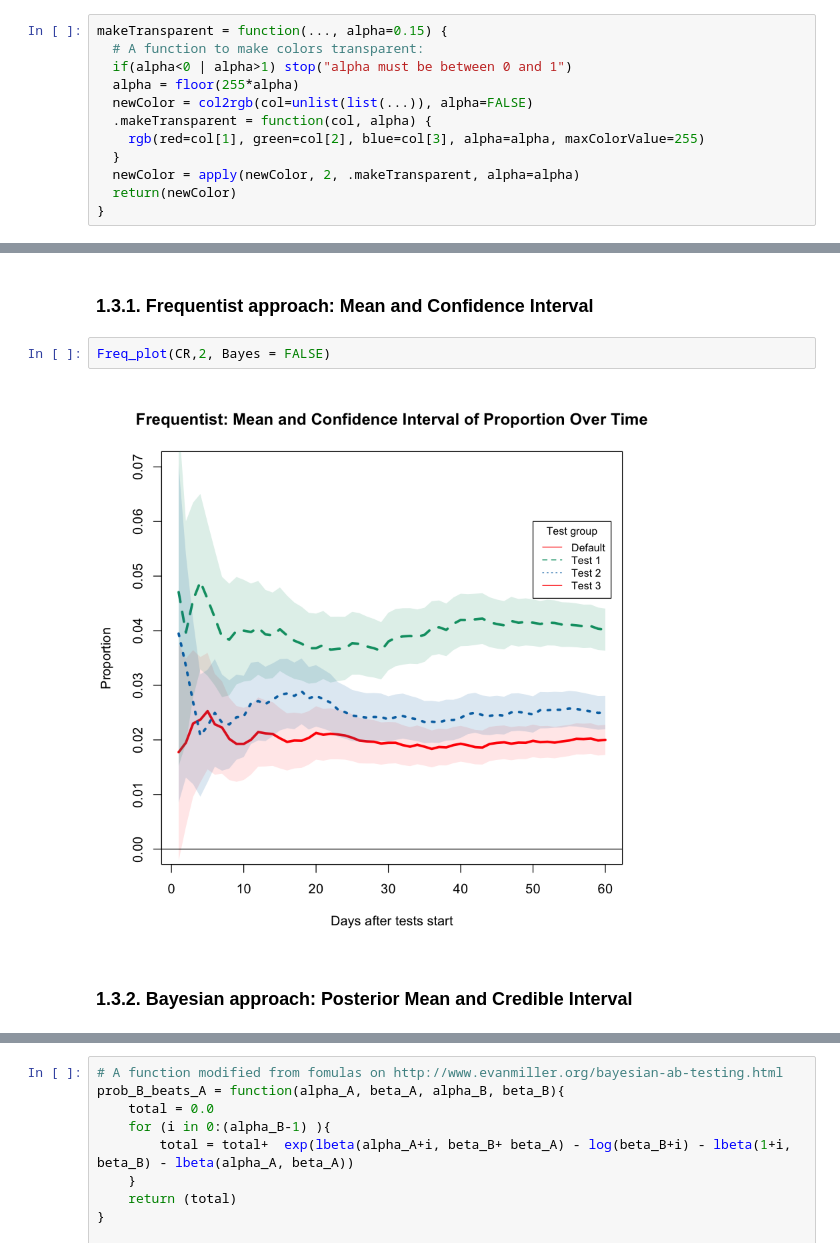
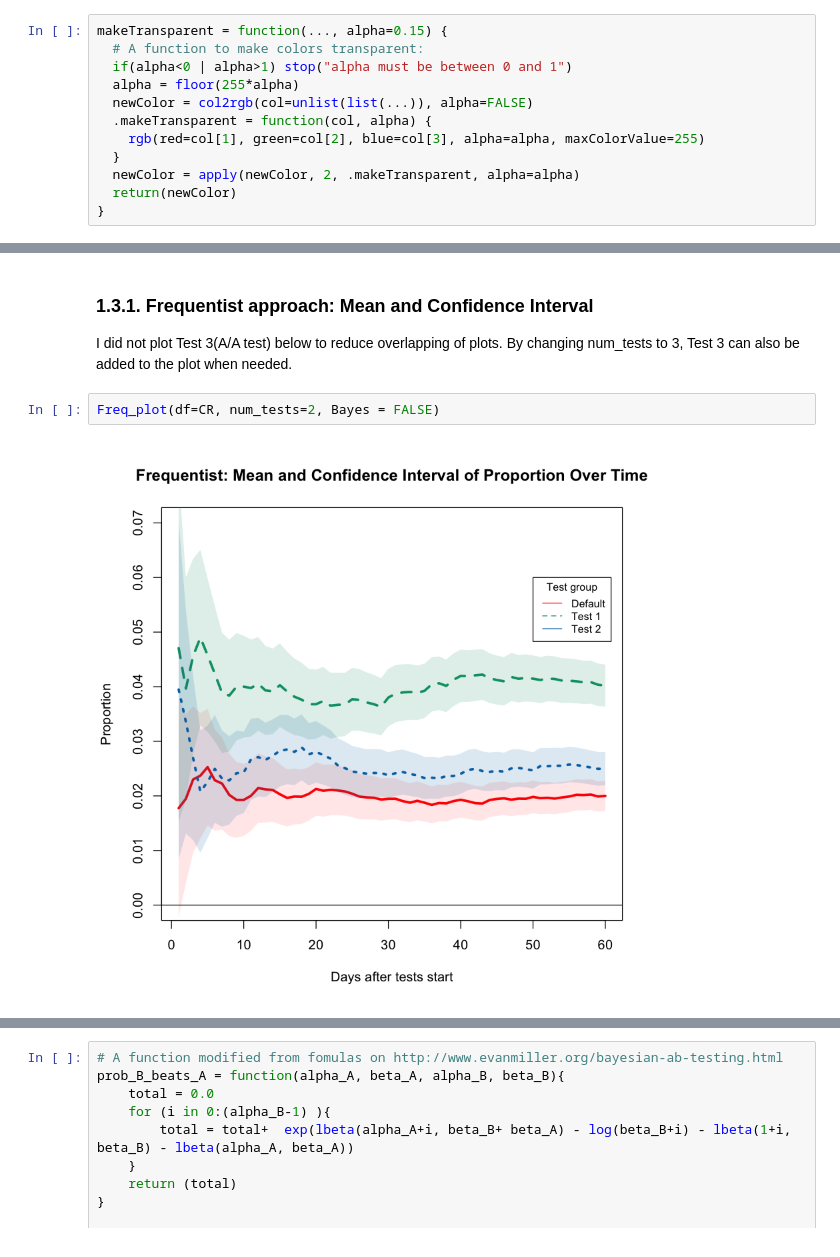
Before and after one commit to tukichen/Bayesian_AB_testing, a Jupyter notebook: Bayesian_AB_testing.ipynb, the cells around one changed output, grey strips where cells are left out. Drawn from its saved outputs; the diff is of its cells as text.

```diff
--- a/Bayesian_AB_testing.ipynb
+++ b/Bayesian_AB_testing.ipynb
@@ -206,9 +217,8 @@ Freq_plot <- function(df, num_tests=2,
     }
-# %% [markdown]
-### 1.3.1. Frequentist approach: Mean and Confidence Interval
+# %% [markdown]
+### 1.3.1. Frequentist approach: Mean and Confidence Interval
+I did  not plot Test 3(A/A test) below to reduce overlapping of plots. By changing num_tests to 3, Test 3 can also be added to the plot when needed.
 # %%
-Freq_plot(CR,2, Bayes = FALSE)
+Freq_plot(df=CR, num_tests=2, Bayes = FALSE)
 # %% [output]
-[figure, old version]
+[figure, new version]
-# %% [markdown]
-### 1.3.2. Bayesian approach: Posterior Mean and Credible Interval
```
Also changed, not shown: parts of 28 cells of this notebook.
